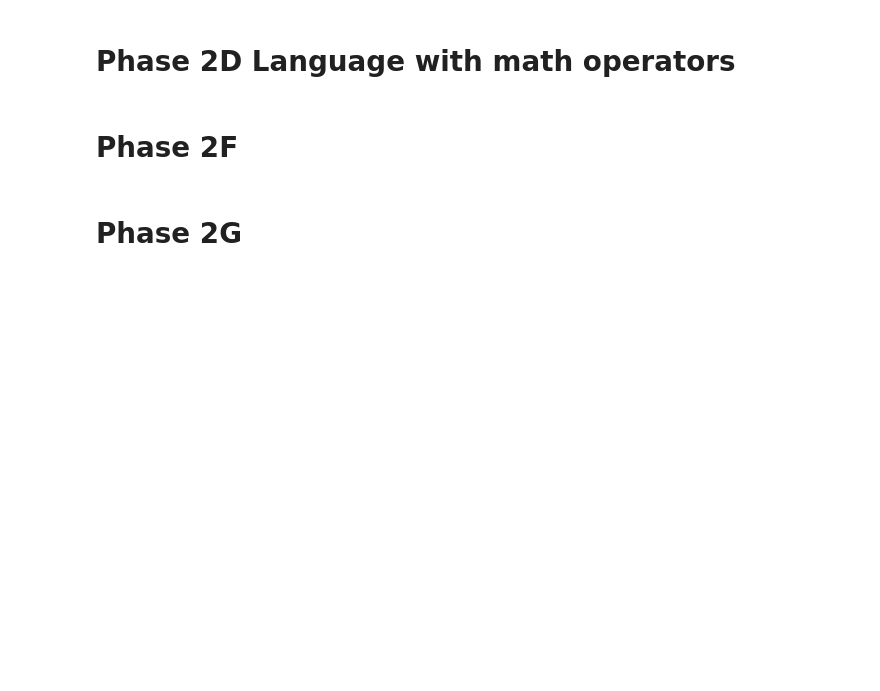
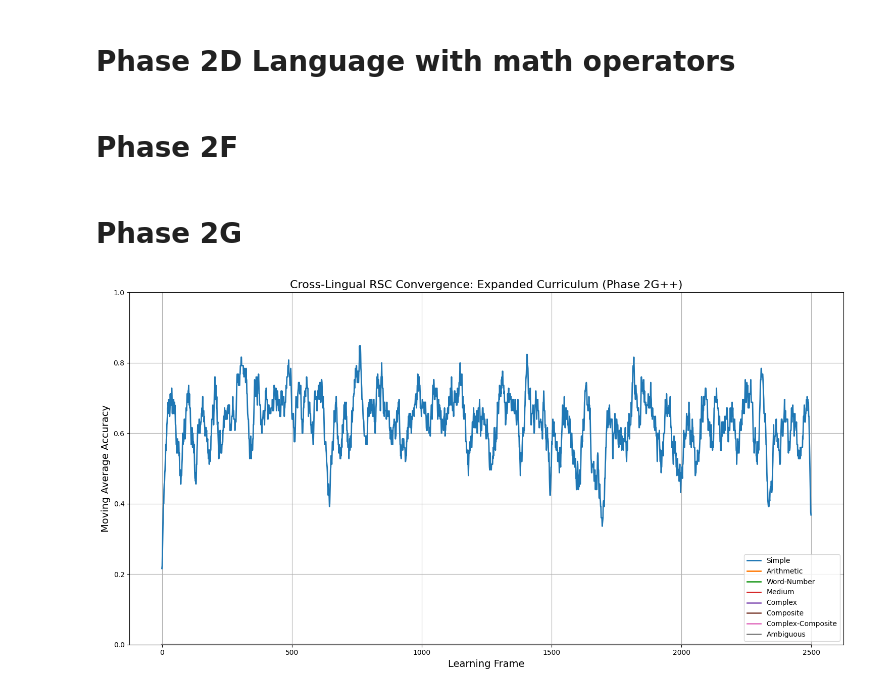
Before and after one commit to erichc91/Semantica, a Jupyter notebook: Notebooks/english to german rsc modell v2.ipynb, the cells around one changed output. Drawn from its saved outputs; the diff is of its cells as text; code cells hidden in the pictures; blank space fills up the shorter version.

```diff
--- a/Notebooks/english to german rsc modell v2.ipynb
+++ b/Notebooks/english to german rsc modell v2.ipynb
@@ -1683,0 +1688,37 @@ def load_vocab_and_relations():
+# %%
+def main():
+    # Load vocab and relations
+    (english_vocab, german_vocab, eng_to_ger,
+     simple_relations, word_number_relations, arithmetic_relations,
+     medium_relations, complex_relations, composite_relations,
+     complex_composite_relations, ambiguous_relations, narrative_relations) = load_vocab_and_relations()
+
+    # Initialize Agents A, B, C
+    agent_a, agent_b, agent_c = initialize_agents(english_vocab, german_vocab, eng_to_ger)
+
+    # Run Learning Phase
+    (proposals_log,
+     accuracy_simple, accuracy_word_number, accuracy_arithmetic,
+     accuracy_medium, accuracy_complex, accuracy_composite,
+     accuracy_complex_composite, accuracy_ambiguous) = run_learning(
+         agent_a, agent_b, agent_c,
+         simple_relations, word_number_relations, medium_relations,
+         complex_relations, composite_relations, complex_composite_relations,
+         ambiguous_relations, arithmetic_relations,
+         total_frames=2500)
+
+    # Save learning logs
+    with open('phase2G_learning_log.txt', 'w', encoding='utf-8') as f:
+        for line in proposals_log:
+            f.write(line + '\n')
+
+    # Plot convergence results
+    plot_accuracies(accuracy_simple, accuracy_word_number, accuracy_arithmetic,
+                    accuracy_medium, accuracy_complex, accuracy_composite, accuracy_complex_composite,
+                    accuracy_ambiguous,
+                    total_frames=2500)
+
+if __name__ == "__main__":
+    main()
+# %% [output]
+[figure, added]
```
Also changed, not shown: parts of 1 cell of this notebook, 1 other file.
